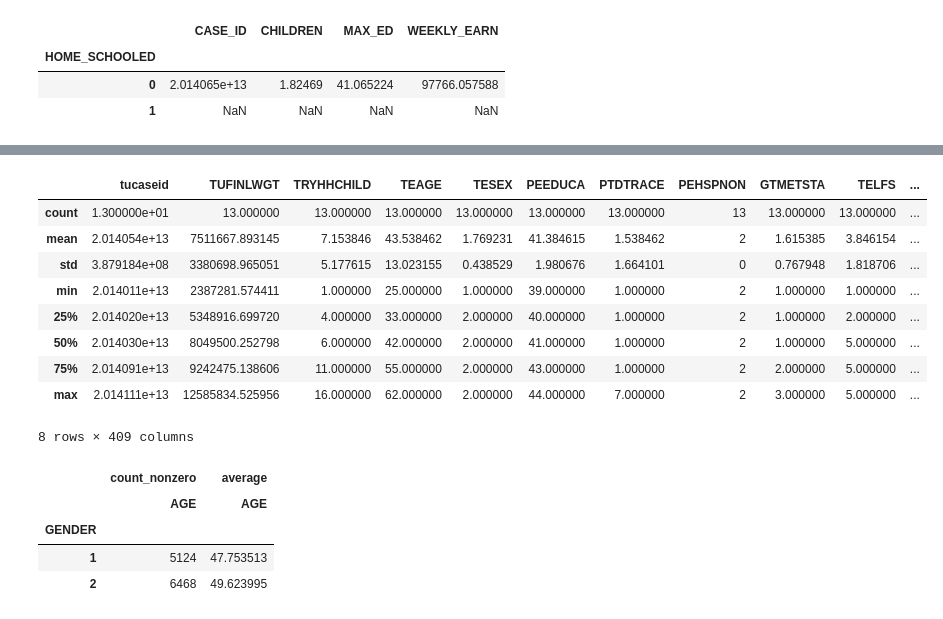
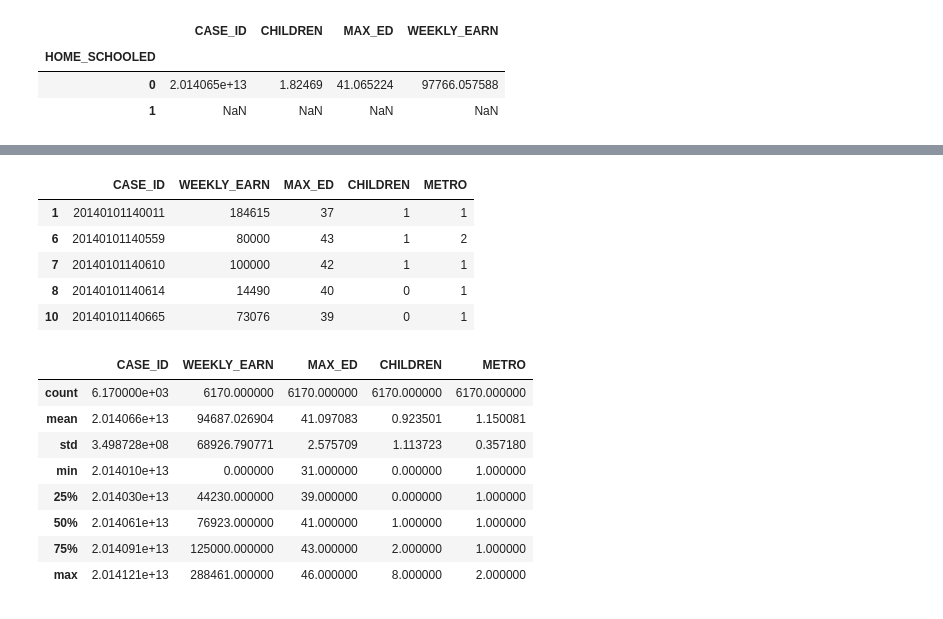
Before and after one commit to BobAmand/atus-analysis, a Jupyter notebook: summary_analysis_MVP.ipynb, the cells around one changed output, grey strips where cells are left out. Cells and saved outputs as stored; diff of their text form; code cells hidden in the pictures.

Commit message:
home schooling replaced with metro living

```diff
--- a/summary_analysis_MVP.ipynb
+++ b/summary_analysis_MVP.ipynb
@@ -219,21 +254,35 @@ test = all_summary[all_summary['t030203']!=0]
+# %%
+metro_set = all_summary[['tucaseid','TRERNWA','PEEDUCA','TRCHILDNUM','GTMETSTA',]]
+metro_set = metro_set.rename(columns={'tucaseid': 'CASE_ID',
+                                      'PEEDUCA': 'MAX_ED',         # <HS,HS,some COLL, BS, Grad
+                                      'TRERNWA': 'WEEKLY_EARN',    # implied 2 digit weekly $
+                                      'TRCHILDNUM': 'CHILDREN',    # number of children under 18 yrs.
+                                      'GTMETSTA': 'METRO',         # 1 = METRO, 2 = NONMETRO
+                                     }
+                            )
+metro_set = metro_set[metro_set.WEEKLY_EARN != -1]        # removes those without recorded income
+metro_set = metro_set[metro_set.METRO != -1]              # removes 'blanks'
+metro_set = metro_set[metro_set.METRO != -2]              # removes 'don't know'
+metro_set = metro_set[metro_set.METRO != -3]              # removes 'refused'
+metro_set = metro_set[metro_set.METRO != 3]               # removes 'Not Identified'
+# %%
+metro_set.head()
+# %% [output]
+|  | CASE_ID | WEEKLY_EARN | MAX_ED | CHILDREN | METRO |
+| 1 | 20140101140011 | 184615 | 37 | 1 | 1 |
+| 6 | 20140101140559 | 80000 | 43 | 1 | 2 |
+| 7 | 20140101140610 | 100000 | 42 | 1 | 1 |
+| 8 | 20140101140614 | 14490 | 40 | 0 | 1 |
+| 10 | 20140101140665 | 73076 | 39 | 0 | 1 |
 # %%
-test.describe()
+metro_set.describe()
 # %% [output]
-|  | tucaseid | TUFINLWGT | TRYHHCHILD | TEAGE | TESEX | PEEDUCA | PTDTRACE | PEHSPNON | GTMETSTA | TELFS | ... |
-| count | 1.300000e+01 | 13.000000 | 13.000000 | 13.000000 | 13.000000 | 13.000000 | 13.000000 | 13 | 13.000000 | 13.000000 | ... |
-| mean | 2.014054e+13 | 7511667.893145 | 7.153846 | 43.538462 | 1.769231 | 41.384615 | 1.538462 | 2 | 1.615385 | 3.846154 | ... |
-| std | 3.879184e+08 | 3380698.965051 | 5.177615 | 13.023155 | 0.438529 | 1.980676 | 1.664101 | 0 | 0.767948 | 1.818706 | ... |
-| min | 2.014011e+13 | 2387281.574411 | 1.000000 | 25.000000 | 1.000000 | 39.000000 | 1.000000 | 2 | 1.000000 | 1.000000 | ... |
-| 25% | 2.014020e+13 | 5348916.699720 | 4.000000 | 33.000000 | 2.000000 | 40.000000 | 1.000000 | 2 | 1.000000 | 2.000000 | ... |
-| 50% | 2.014030e+13 | 8049500.252798 | 6.000000 | 42.000000 | 2.000000 | 41.000000 | 1.000000 | 2 | 1.000000 | 5.000000 | ... |
-| 75% | 2.014091e+13 | 9242475.138606 | 11.000000 | 55.000000 | 2.000000 | 43.000000 | 1.000000 | 2 | 2.000000 | 5.000000 | ... |
-| max | 2.014111e+13 | 12585834.525956 | 16.000000 | 62.000000 | 2.000000 | 44.000000 | 7.000000 | 2 | 3.000000 | 5.000000 | ... |
+|  | CASE_ID | WEEKLY_EARN | MAX_ED | CHILDREN | METRO |
+| count | 6.170000e+03 | 6170.000000 | 6170.000000 | 6170.000000 | 6170.000000 |
+| mean | 2.014066e+13 | 94687.026904 | 41.097083 | 0.923501 | 1.150081 |
+| std | 3.498728e+08 | 68926.790771 | 2.575709 | 1.113723 | 0.357180 |
+| min | 2.014010e+13 | 0.000000 | 31.000000 | 0.000000 | 1.000000 |
+| 25% | 2.014030e+13 | 44230.000000 | 39.000000 | 0.000000 | 1.000000 |
+| 50% | 2.014061e+13 | 76923.000000 | 41.000000 | 1.000000 | 1.000000 |
+| 75% | 2.014091e+13 | 125000.000000 | 43.000000 | 2.000000 | 1.000000 |
+| max | 2.014121e+13 | 288461.000000 | 46.000000 | 8.000000 | 2.000000 |
-8 rows × 409 columns
-# %%
-pd.pivot_table(gender_sum, index=['GENDER'], values=['AGE'], aggfunc=[np.count_nonzero, np.average])
-# %% [output]
-|  | count_nonzero | average |
-|  | AGE | AGE |
-| GENDER |  |  |
-| 1 | 5124 | 47.753513 |
-| 2 | 6468 | 49.623995 |
```
Also changed, not shown: parts of 32 cells of this notebook.
